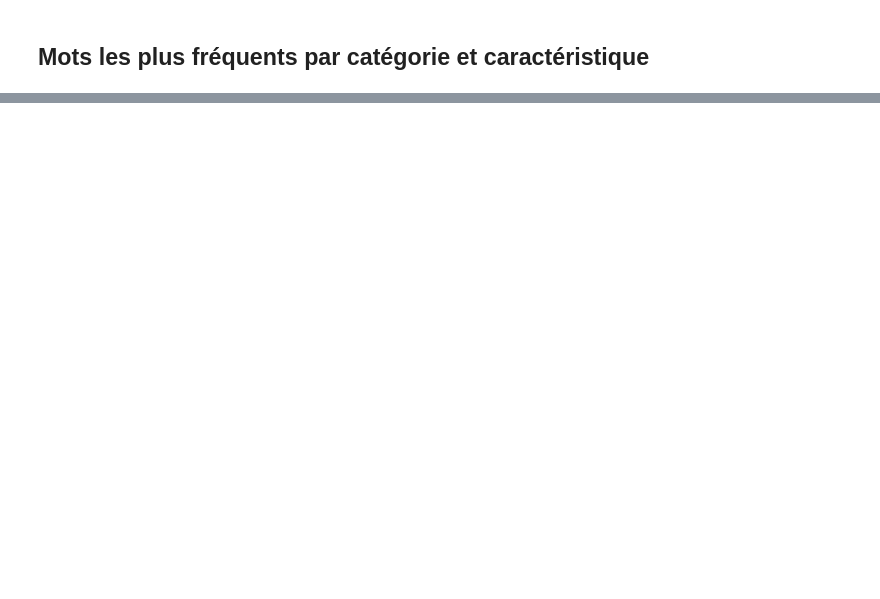
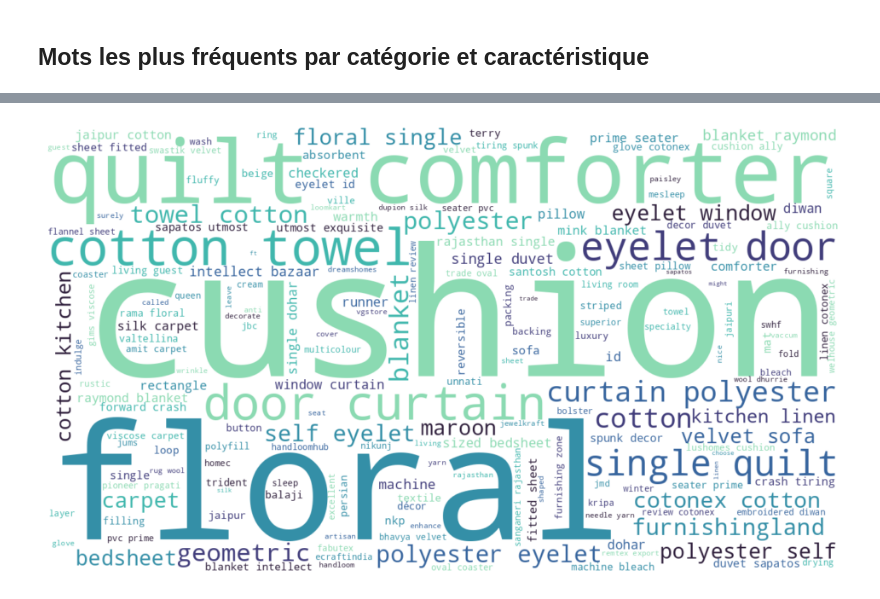
Before and after one commit to gabrielhermel/OC_DS_P6, a Jupyter notebook: Hermel_Gabriel_1_notebook_022022.ipynb, the cells around one changed output, grey strips where cells are left out. Saved outputs shown, nothing was run; the diff lists cells and outputs as text; code cells hidden in the pictures; blank space fills up the shorter version.

```diff
--- a/Hermel_Gabriel_1_notebook_022022.ipynb
+++ b/Hermel_Gabriel_1_notebook_022022.ipynb
@@ -404,0 +531,42 @@ count_vectorizer = CountVectorizer()
+# %%
+def remove_repeats(row):
+    tokens_feats = ["product_name_tokens", "description_tokens"]
+
+    for tokens_feat in tokens_feats:
+        repeats_removed = []
+        last_token = ""
+
+        for token in row[tokens_feat]:
+            if token != last_token:
+                repeats_removed += [token]
+
+            last_token = token
+
+        row[tokens_feat] = repeats_removed
+
+    return row
+
+
+flipkart_no_irrel_df = flipkart_no_irrel_df.apply(remove_repeats, axis=1)
+# %%
+home_furnishing_df = flipkart_no_irrel_df.loc[
+    flipkart_no_irrel_df["subcateg_1"] == "Home Furnishing"
+]
+home_furnishing_words = " ".join(
+    list(np.concatenate(home_furnishing_df["product_name_tokens"].to_list()).flat)
+    + list(np.concatenate(home_furnishing_df["description_tokens"].to_list()).flat)
+)
+wordcloud = WordCloud(
+    width=1280,
+    height=720,
+    background_color="white",
+    min_font_size=10,
+    colormap=ListedColormap(sns.color_palette("mako")),
+).generate(home_furnishing_words)
+
+plt.figure(figsize=(12, 8))
+plt.imshow(wordcloud, interpolation="bilinear")
+plt.axis("off")
+plt.show()
+# %% [output]
+[figure, added]
```
Also changed, not shown: parts of 15 cells of this notebook, 1 other file.
